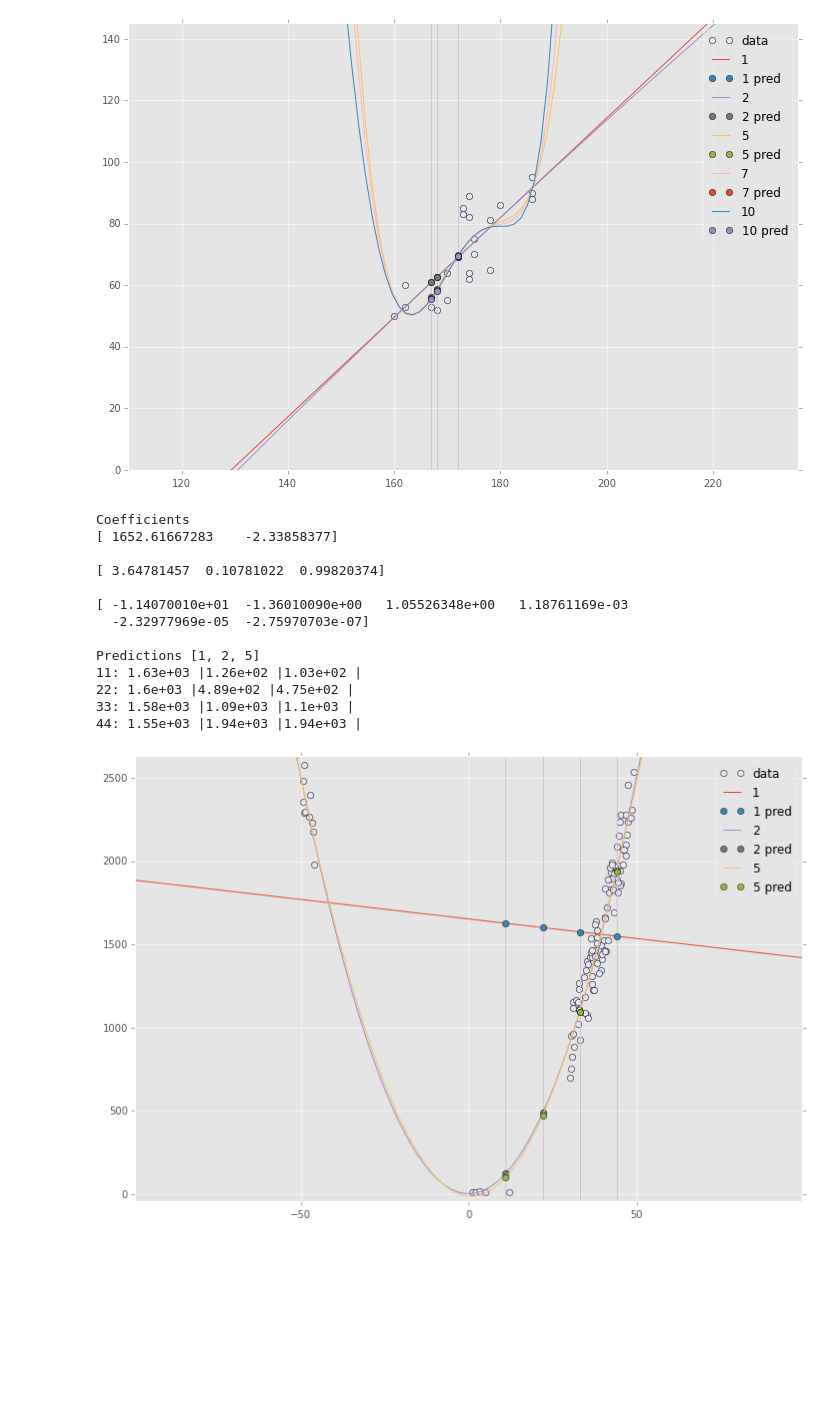
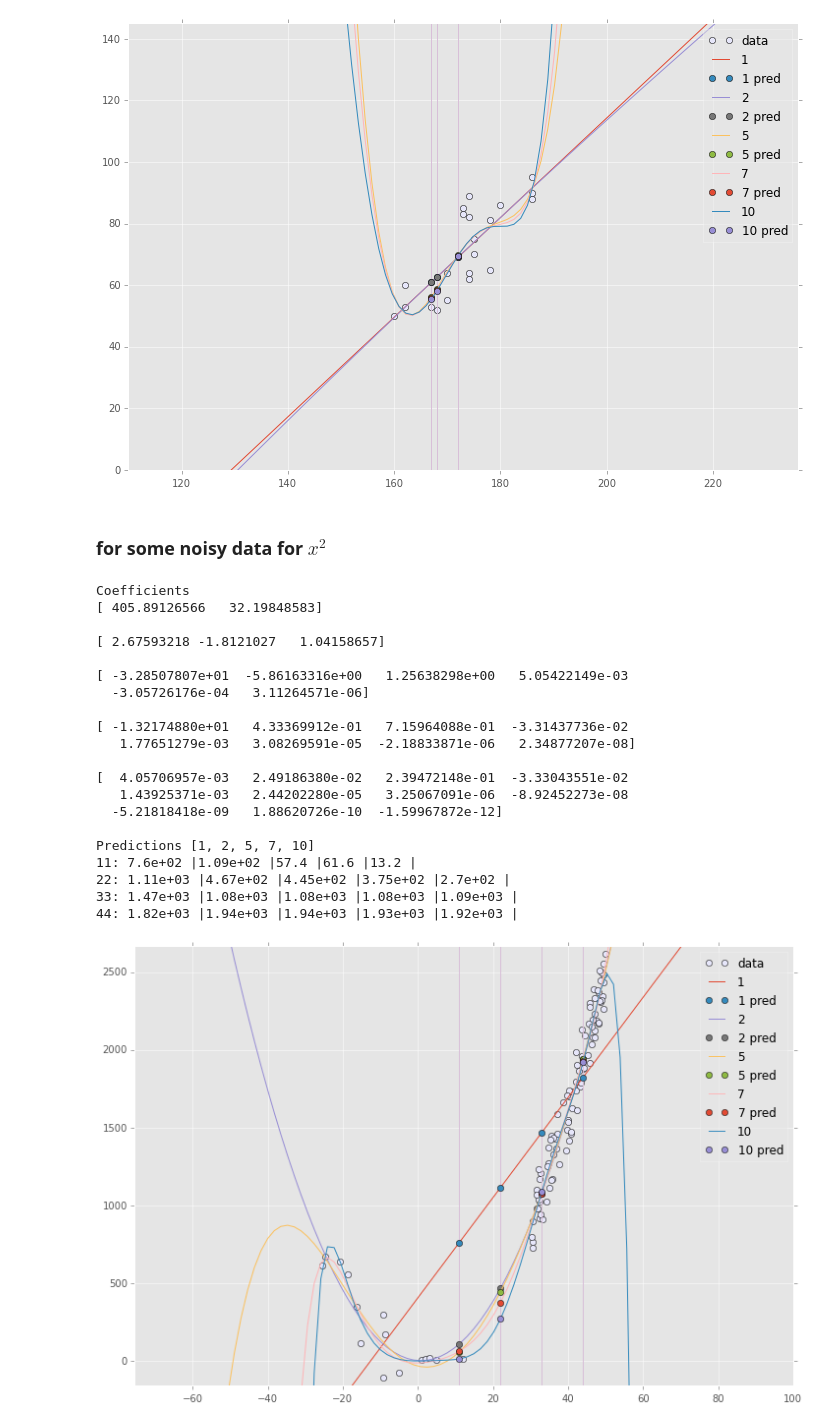
Before and after one commit to motjuste/patt-rex, a Jupyter notebook: project-02-demo.ipynb, the cells around one changed output. Drawn from its saved outputs; the diff is of its cells as text; code cells hidden in the pictures; blank space fills up the shorter version.

```diff
--- a/project-02-demo.ipynb
+++ b/project-02-demo.ipynb
@@ -42,7 +42,7 @@ hn = HW_new[0, :]
 wn = HW_new[1, :]
 # %%
 qx = np.random.uniform(30, 50, 90)
-qx = np.hstack((qx, np.random.uniform(-50, -45, 10)))
+qx = np.hstack((qx, np.random.uniform(-30, -5, 10)))
 qy = np.power(qx, 2) + np.random.uniform(-225, 225, 100)
 qx = np.hstack((qx, np.array([1, 2, 3, 5, 12])))
 qy = np.hstack((qy, np.array([10, 15, 20, 10, 11])))
@@ -145,20 +145,29 @@ Predictions [1, 2, 5, 7, 10]
 172.0: 69.0 |69.0 |69.7 |69.5 |69.5 |
 167.0: 60.9 |60.9 |56.1 |55.7 |55.5 |
 [figure]
+# %% [markdown]
+### for some noisy data for $x^2$
 # %%
-demo_1(qx, qy, qu, [1, 2, 5])
+demo_1(qx, qy, qu, [1, 2, 5, 7, 10])
 # %% [output]
 Coefficients
-[ 1652.61667283    -2.33858377]
+[ 405.89126566   32.19848583]
 
-[ 3.64781457  0.10781022  0.99820374]
+[ 2.67593218 -1.8121027   1.04158657]
 
-[ -1.14070010e+01  -1.36010090e+00   1.05526348e+00   1.18761169e-03
-  -2.32977969e-05  -2.75970703e-07]
+[ -3.28507807e+01  -5.86163316e+00   1.25638298e+00   5.05422149e-03
+  -3.05726176e-04   3.11264571e-06]
 
-Predictions [1, 2, 5]
-11: 1.63e+03 |1.26e+02 |1.03e+02 |
-22: 1.6e+03 |4.89e+02 |4.75e+02 |
-33: 1.58e+03 |1.09e+03 |1.1e+03 |
-44: 1.55e+03 |1.94e+03 |1.94e+03 |
+[ -1.32174880e+01   4.33369912e-01   7.15964088e-01  -3.31437736e-02
+   1.77651279e-03   3.08269591e-05  -2.18833871e-06   2.34877207e-08]
+
+[  4.05706957e-03   2.49186380e-02   2.39472148e-01  -3.33043551e-02
+   1.43925371e-03   2.44202280e-05   3.25067091e-06  -8.92452273e-08
+  -5.21818418e-09   1.88620726e-10  -1.59967872e-12]
+
+Predictions [1, 2, 5, 7, 10]
+11: 7.6e+02 |1.09e+02 |57.4 |61.6 |13.2 |
+22: 1.11e+03 |4.67e+02 |4.45e+02 |3.75e+02 |2.7e+02 |
+33: 1.47e+03 |1.08e+03 |1.08e+03 |1.08e+03 |1.09e+03 |
+44: 1.82e+03 |1.94e+03 |1.94e+03 |1.93e+03 |1.92e+03 |
-[figure, old version]
+[figure, new version]
```
Also changed, not shown: parts of 9 cells of this notebook, 2 other files.
